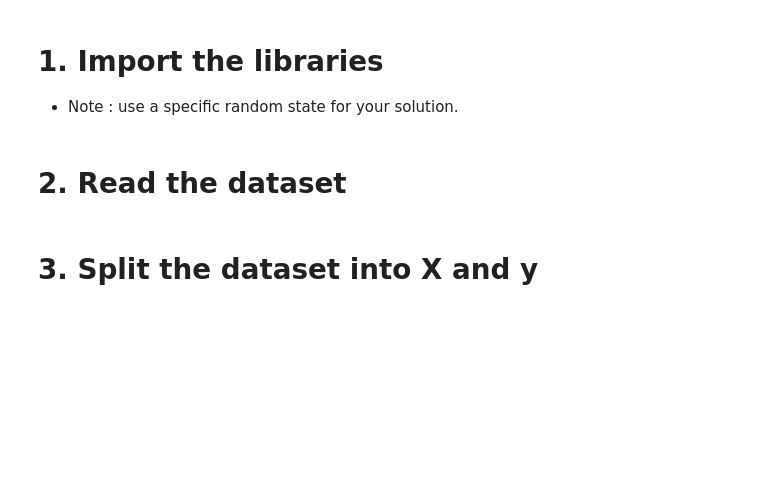
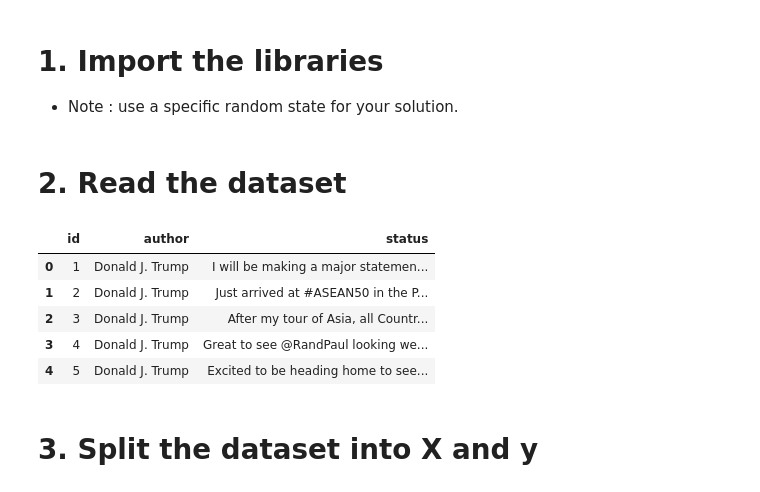
Before and after one commit to Tuwaiq-Data-Science-Bootcamp-V4/SVM-Lab1, a Jupyter notebook: SVM_Assignment.ipynb, the cells around one changed output. Cells and saved outputs as stored; diff of their text form; code cells hidden in the pictures; blank space fills up the shorter version.

```diff
--- a/SVM_Assignment.ipynb
+++ b/SVM_Assignment.ipynb
@@ -7,4 +17,14 @@
 # %% [markdown]
 # 2. Read the dataset
+# %%
+df = pd.read_csv('tweets.csv')
+df.head()
+# %% [output]
+|  | id | author | status |
+| 0 | 1 | Donald J. Trump | I will be making a major statemen... |
+| 1 | 2 | Donald J. Trump | Just arrived at #ASEAN50 in the P... |
+| 2 | 3 | Donald J. Trump | After my tour of Asia, all Countr... |
+| 3 | 4 | Donald J. Trump | Great to see @RandPaul looking we... |
+| 4 | 5 | Donald J. Trump | Excited to be heading home to see... |
 # %% [markdown]
 # 3. Split the dataset into X and y
```
Also changed, not shown: parts of 21 cells of this notebook.
